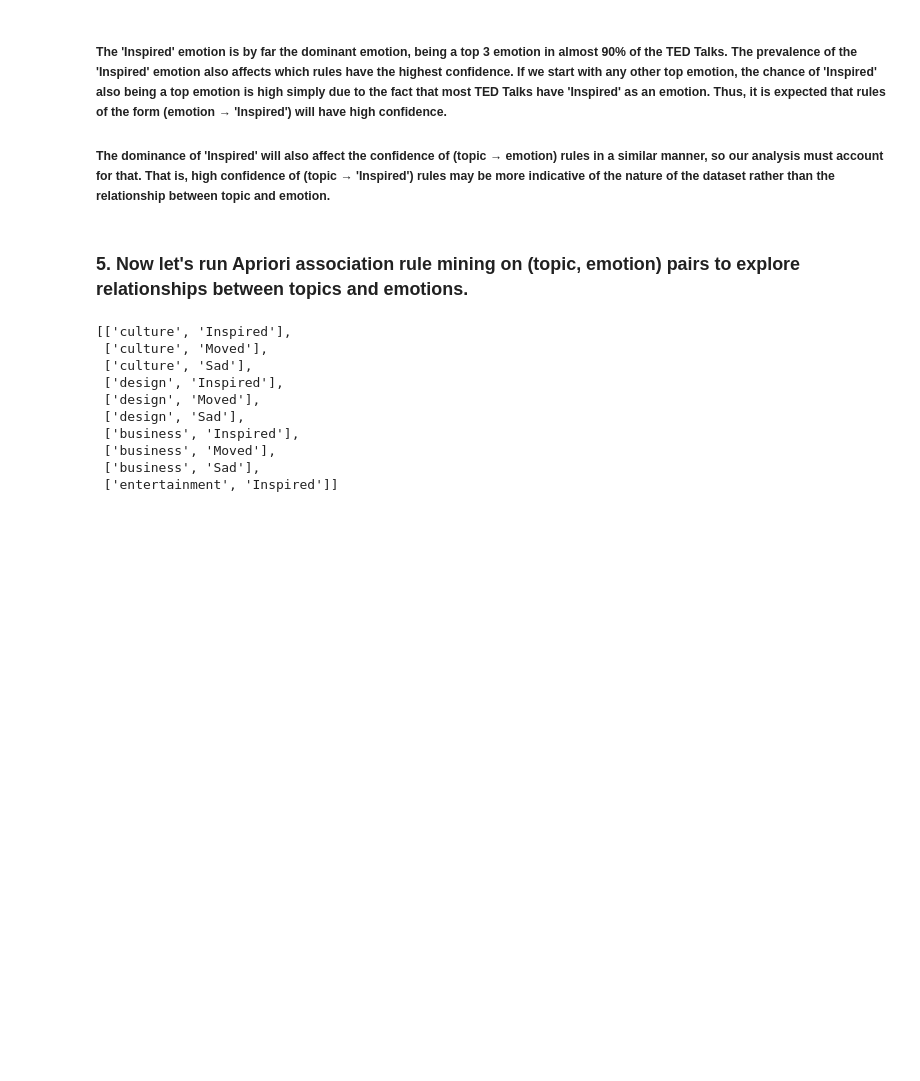
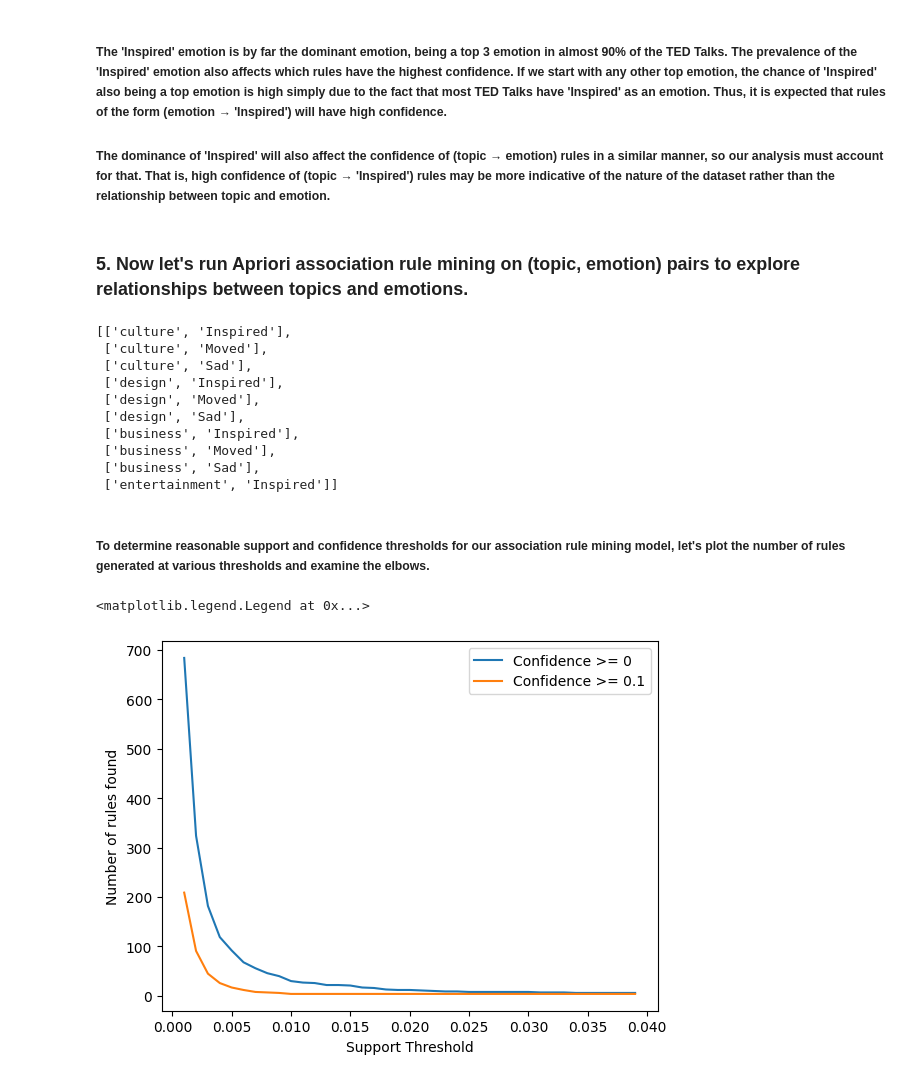
Before and after one commit to kwonionsoup/TedTalk-Popularity-Prediction, a Jupyter notebook: association_mining/emotion_association_rule_mining.ipynb, the cells around one changed output. Cells and saved outputs as stored; diff of their text form; code cells hidden in the pictures; blank space fills up the shorter version.

```diff
--- a/association_mining/emotion_association_rule_mining.ipynb
+++ b/association_mining/emotion_association_rule_mining.ipynb
@@ -192,3 +192,23 @@ pairs[:10]
  ['business', 'Moved'],
  ['business', 'Sad'],
  ['entertainment', 'Inspired']]
+# %% [markdown]
+##### To determine reasonable support and confidence thresholds for our association rule mining model, let's plot the number of rules generated at various thresholds and examine the elbows.
+# %%
+import matplotlib.pyplot as plot
+
+support = np.arange(0.001, 0.04, 0.001)
+rules0 = np.empty_like(support)
+rules1 = np.empty_like(support)
+for i, sup in enumerate(support):
+    rules0[i] = len(extract_rules(pairs, sthresh = sup, cthresh = 0)[0])
+    rules1[i] = len(extract_rules(pairs, sthresh = sup, cthresh = 0.1)[0])
+
+plot.plot(support, rules0, label='Confidence >= 0')
+plot.plot(support, rules1, label='Confidence >= 0.1')
+plot.xlabel('Support Threshold')
+plot.ylabel('Number of rules found')
+plot.legend()
+# %% [output]
+<matplotlib.legend.Legend at 0x...>
+[figure, added]
```
Also changed, not shown: parts of 7 cells of this notebook.
